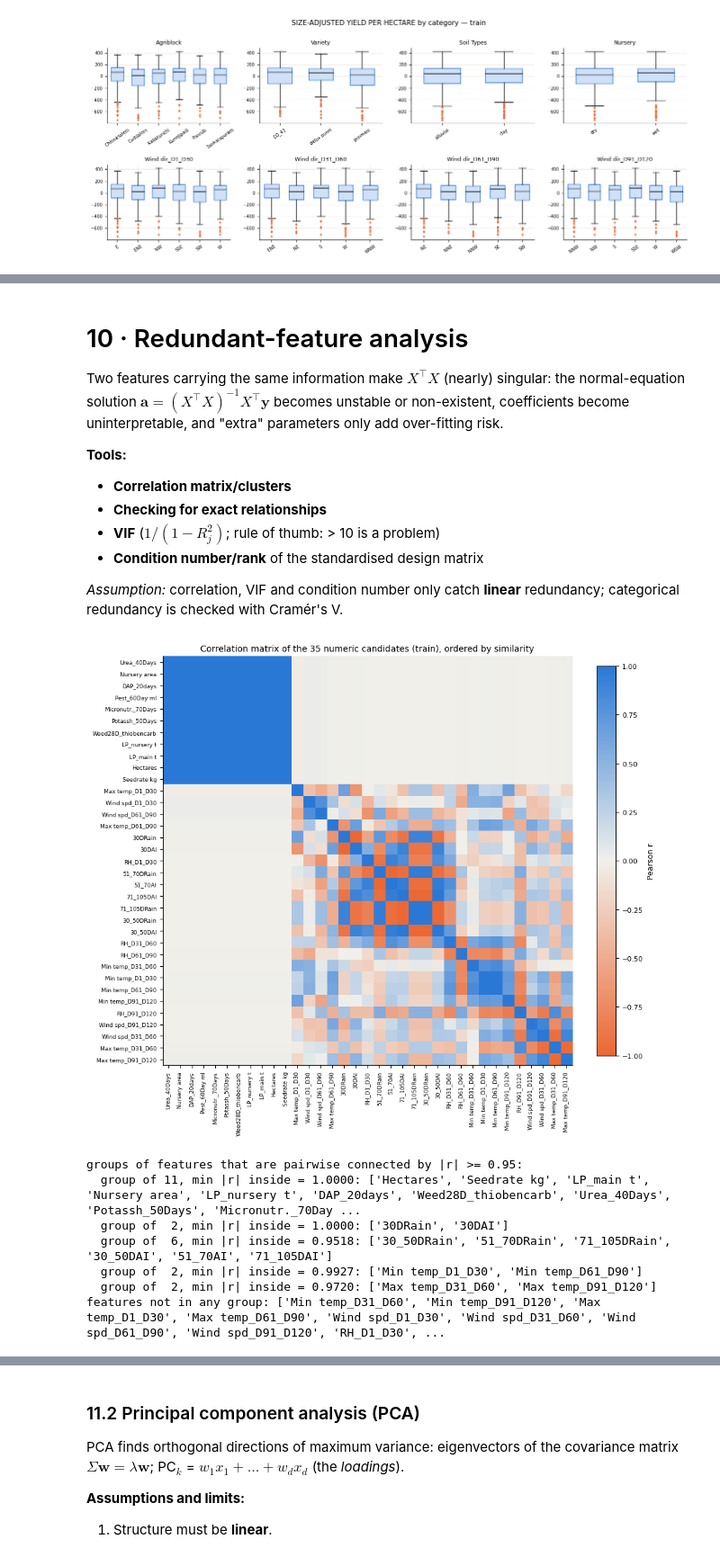
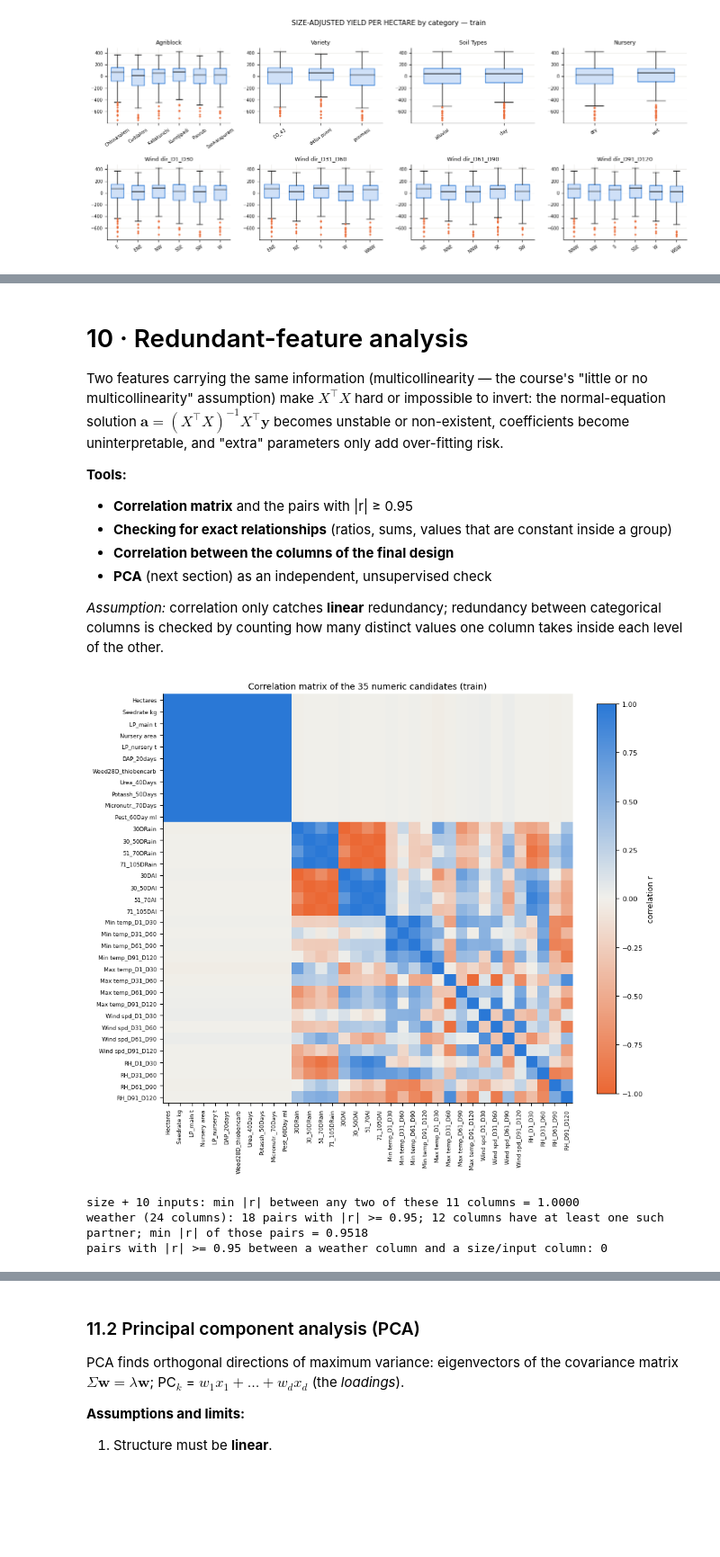
Before and after one commit to phattanaratjeedjeen-sudo/paddy, a Jupyter notebook: src/paddy_ML_regression.ipynb, the cells around one changed output, grey strips where cells are left out. Shown at 90% size. Drawn from its saved outputs; the diff is of its cells as text; code cells hidden in the pictures; blank space fills up the shorter version.

```diff
--- a/src/paddy_ML_regression.ipynb
+++ b/src/paddy_ML_regression.ipynb
@@ -870,16 +825,13 @@ scatter_grid(Y3, 'Each numeric predictor vs SIZE-ADJUSTED YIELD PER HECTARE (kg/
 # %%
-from sklearn.feature_selection import mutual_info_regression
+from sklearn.feature_selection import f_regression, mutual_info_regression
 
 Xn = tr[NUM].values
-rng = np.random.default_rng(SEED)
 def mi_all(y): return mutual_info_regression(Xn, y, discrete_features=True, random_state=SEED)
-floor = {t: np.percentile(np.array([mi_all(rng.permutation(tr[t].values)) for _ in range(30)]), 95, axis=0) for t in (Y, Y2, Y3)}
-rows = []
-for j, c in enumerate(NUM):
-    x = tr[c].values; r1, p1 = stats.pearsonr(x, tr[Y]); r2, p2 = stats.pearsonr(x, tr[Y2]); r3, p3 = stats.pearsonr(x, tr[Y3])
-    rows.append((c, r1, p1, stats.spearmanr(x, tr[Y])[0], r2, p2, stats.spearmanr(x, tr[Y2])[0], r3, p3))
-ct_tab = pd.DataFrame(rows, columns=['feature', 'r_Y', 'p_Y', 'rho_Y', 'r_Yha', 'p_Yha', 'rho_Yha', 'r_adj', 'p_adj']).set_index('feature')
-ct_tab['MI_Y'] = mi_all(tr[Y].values); ct_tab['MI_Y_floor'] = floor[Y]; ct_tab['MI_Yha'] = mi_all(tr[Y2].values); ct_tab['MI_Yha_floor'] = floor[Y2]
-ct_tab['MI_adj'] = mi_all(tr[Y3].values); ct_tab['MI_adj_floor'] = floor[Y3]
+ct_tab = pd.DataFrame(index=NUM)
+for tag, t in [('Y', Y), ('Yha', Y2), ('adj', Y3)]:
+    ct_tab['r_' + tag] = [np.corrcoef(tr[c], tr[t])[0, 1] for c in NUM]
+    ct_tab['p_' + tag] = f_regression(Xn, tr[t].values)[1]
+for tag, t in [('Y', Y), ('Yha', Y2), ('adj', Y3)]:
+    ct_tab['MI_' + tag] = mi_all(tr[t].values)
 ct_tab = ct_tab.reindex(ct_tab.r_Y.abs().sort_values(ascending=False).index)
 display(ct_tab)
@@ -1096,43 +1057,32 @@ Bonferroni alpha = 0.05 / 8 = 0.00625
 # %% [markdown]
 # 10 · Redundant-feature analysis
-Two features carrying the same information make $X^\top X$ (nearly) singular: the normal-equation solution $\mathbf a=(X^\top X)^{-1}X^\top\mathbf y$ becomes unstable or non-existent, coefficients become uninterpretable, and "extra" parameters only add over-fitting risk.
+Two features carrying the same information (multicollinearity — the course's "little or no multicollinearity" assumption) make $X^\top X$ hard or impossible to invert: the normal-equation solution $\mathbf a=(X^\top X)^{-1}X^\top\mathbf y$ becomes unstable or non-existent, coefficients become uninterpretable, and "extra" parameters only add over-fitting risk.
 
 **Tools:**
-* **Correlation matrix/clusters**
-* **Checking for exact relationships**
-* **VIF** ($1/(1-R_j^2)$; rule of thumb: > 10 is a problem)
-* **Condition number/rank** of the standardised design matrix
+* **Correlation matrix** and the pairs with |r| ≥ 0.95
+* **Checking for exact relationships** (ratios, sums, values that are constant inside a group)
+* **Correlation between the columns of the final design**
+* **PCA** (next section) as an independent, unsupervised check
 
-*Assumption:* correlation, VIF and condition number only catch **linear** redundancy; categorical redundancy is checked with Cramér's V.
+*Assumption:* correlation only catches **linear** redundancy; redundancy between categorical columns is checked by counting how many distinct values one column takes inside each level of the other.
 # %%
-from scipy.sparse.csgraph import connected_components
-from scipy.cluster.hierarchy import linkage, leaves_list
-from scipy.spatial.distance import squareform
 from matplotlib.colors import LinearSegmentedColormap
-cand = [c for c in NUM if c != TRASH]                       # 35 numeric candidates (Trash excluded)
+cand = [c for c in NUM if c != TRASH]                       # 35 numeric candidates (Trash excluded), listed family by family
 Rm = tr[cand].corr()
-Dm = np.clip(1 - Rm.abs().values, 0, None); np.fill_diagonal(Dm, 0); Dm = (Dm + Dm.T) / 2      # clip: |r| can exceed 1 by ~1e-16
-order = leaves_list(linkage(squareform(Dm, checks=False), 'average')); names = [cand[i] for i in order]
 cmap = LinearSegmentedColormap.from_list('div', [ORANGE, '#f1f0eb', BLUE])
-fig, ax = plt.subplots(figsize=(9.5, 8.2)); im = ax.imshow(Rm.loc[names, names].values, cmap=cmap, vmin=-1, vmax=1); ax.grid(False)
-ax.set_xticks(range(len(names))); ax.set_xticklabels([short(c) for c in names], rotation=90, fontsize=6.5); ax.set_yticks(range(len(names))); ax.set_yticklabels([short(c) for c in names], fontsize=6.5)
-plt.colorbar(im, fraction=0.04, label='Pearson r'); ax.set_title('Correlation matrix of the 35 numeric candidates (train), ordered by similarity'); plt.tight_layout(); plt.show()
-lab = connected_components((Rm.abs().values >= 0.95).astype(int))[1]
-cl = pd.DataFrame({'feature': cand, 'cluster': lab}).groupby('cluster').feature.apply(list)
-cl = cl[cl.apply(len) > 1]
-print('groups of features that are pairwise connected by |r| >= 0.95:')
-for k, m in cl.items():
-    sub = Rm.loc[m, m].abs().values; print(f'  group of {len(m):2d}, min |r| inside = {sub.min():.4f}: {[short(x) for x in m]}')
-print('features not in any group:', [short(c) for c in cand if c not in sum(cl.tolist(), [])])
+fig, ax = plt.subplots(figsize=(9.5, 8.2)); im = ax.imshow(Rm.values, cmap=cmap, vmin=-1, vmax=1); ax.grid(False)
+ax.set_xticks(range(len(cand))); ax.set_xticklabels([short(c) for c in cand], rotation=90, fontsize=6.5); ax.set_yticks(range(len(cand))); ax.set_yticklabels([short(c) for c in cand], fontsize=6.5)
+plt.colorbar(im, fraction=0.04, label='correlation r'); ax.set_title('Correlation matrix of the 35 numeric candidates (train)'); plt.tight_layout(); plt.show()
+size_cols = ['Hectares'] + INPUTS; W_num = RAIN + AI + TMIN + TMAX + WIND + RH
+print(f'size + 10 inputs: min |r| between any two of these 11 columns = {Rm.loc[size_cols, size_cols].abs().values.min():.4f}')
+Rw = Rm.loc[W_num, W_num].abs().values; np.fill_diagonal(Rw, 0)
+print(f'weather ({len(W_num)} columns): {int((Rw >= 0.95).sum() // 2)} pairs with |r| >= 0.95; {int((Rw >= 0.95).any(axis=1).sum())} columns have at least one such partner; min |r| of those pairs = {Rw[Rw >= 0.95].min():.4f}')
+print('pairs with |r| >= 0.95 between a weather column and a size/input column:', int((Rm.loc[W_num, size_cols].abs().values >= 0.95).sum()))
 # %% [output]
-[figure, old version]
+[figure, new version]
-groups of features that are pairwise connected by |r| >= 0.95:
-  group of 11, min |r| inside = 1.0000: ['Hectares', 'Seedrate kg', 'LP_main t', 'Nursery area', 'LP_nursery t', 'DAP_20days', 'Weed28D_thiobencarb', 'Urea_40Days', 'Potassh_50Days', 'Micronutr._70Day ...
-  group of  2, min |r| inside = 1.0000: ['30DRain', '30DAI']
-  group of  6, min |r| inside = 0.9518: ['30_50DRain', '51_70DRain', '71_105DRain', '30_50DAI', '51_70AI', '71_105DAI']
-  group of  2, min |r| inside = 0.9927: ['Min temp_D1_D30', 'Min temp_D61_D90']
-  group of  2, min |r| inside = 0.9720: ['Max temp_D31_D60', 'Max temp_D91_D120']
-features not in any group: ['Min temp_D31_D60', 'Min temp_D91_D120', 'Max temp_D1_D30', 'Max temp_D61_D90', 'Wind spd_D1_D30', 'Wind spd_D31_D60', 'Wind spd_D61_D90', 'Wind spd_D91_D120', 'RH_D1_D30', ...
+size + 10 inputs: min |r| between any two of these 11 columns = 1.0000
+weather (24 columns): 18 pairs with |r| >= 0.95; 12 columns have at least one such partner; min |r| of those pairs = 0.9518
+pairs with |r| >= 0.95 between a weather column and a size/input column: 0
 # %%
 # ---- Exact relationships behind the correlation clusters ----
 ratio = pd.DataFrame({c: (tr[c] / tr['Hectares']).round(6) for c in INPUTS})      # round(6): removes floating-point noise only
```
Also changed, not shown: parts of 43 cells of this notebook.
